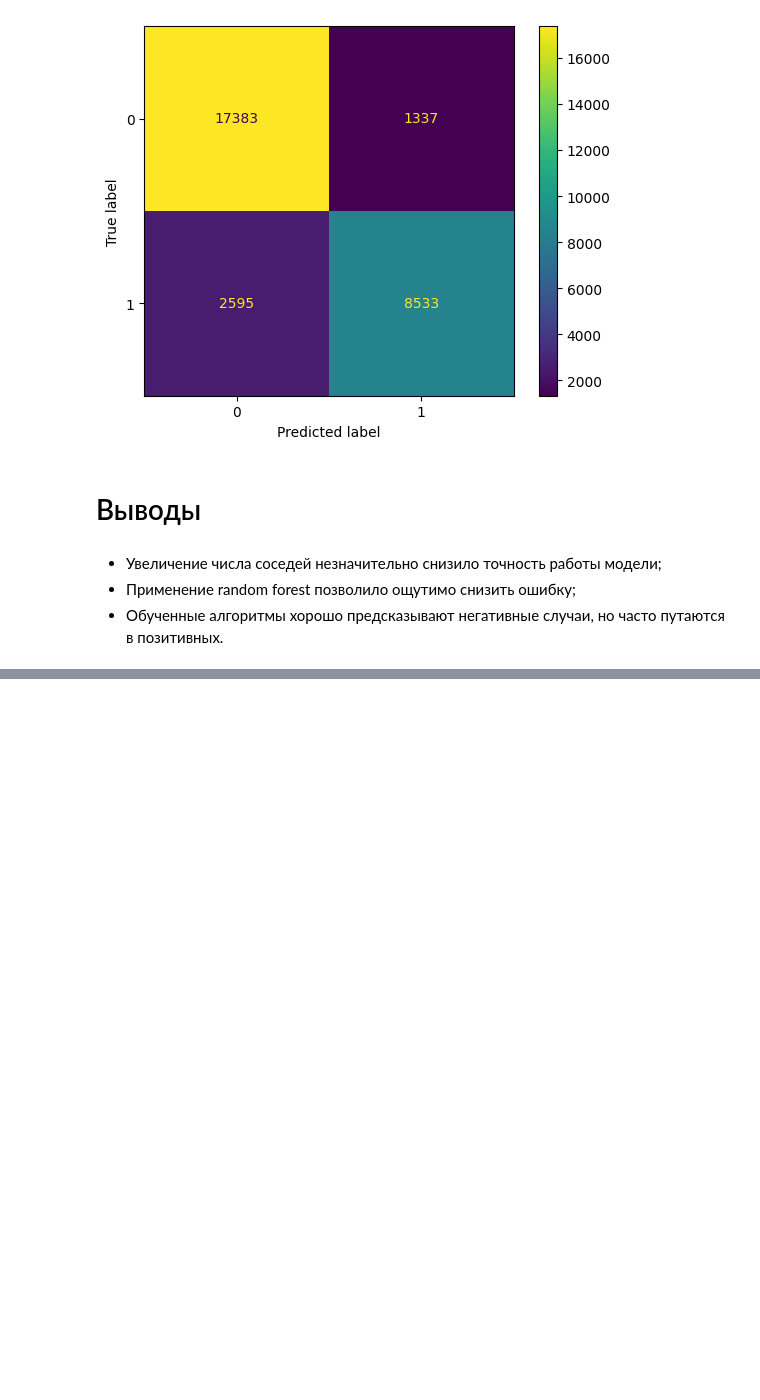
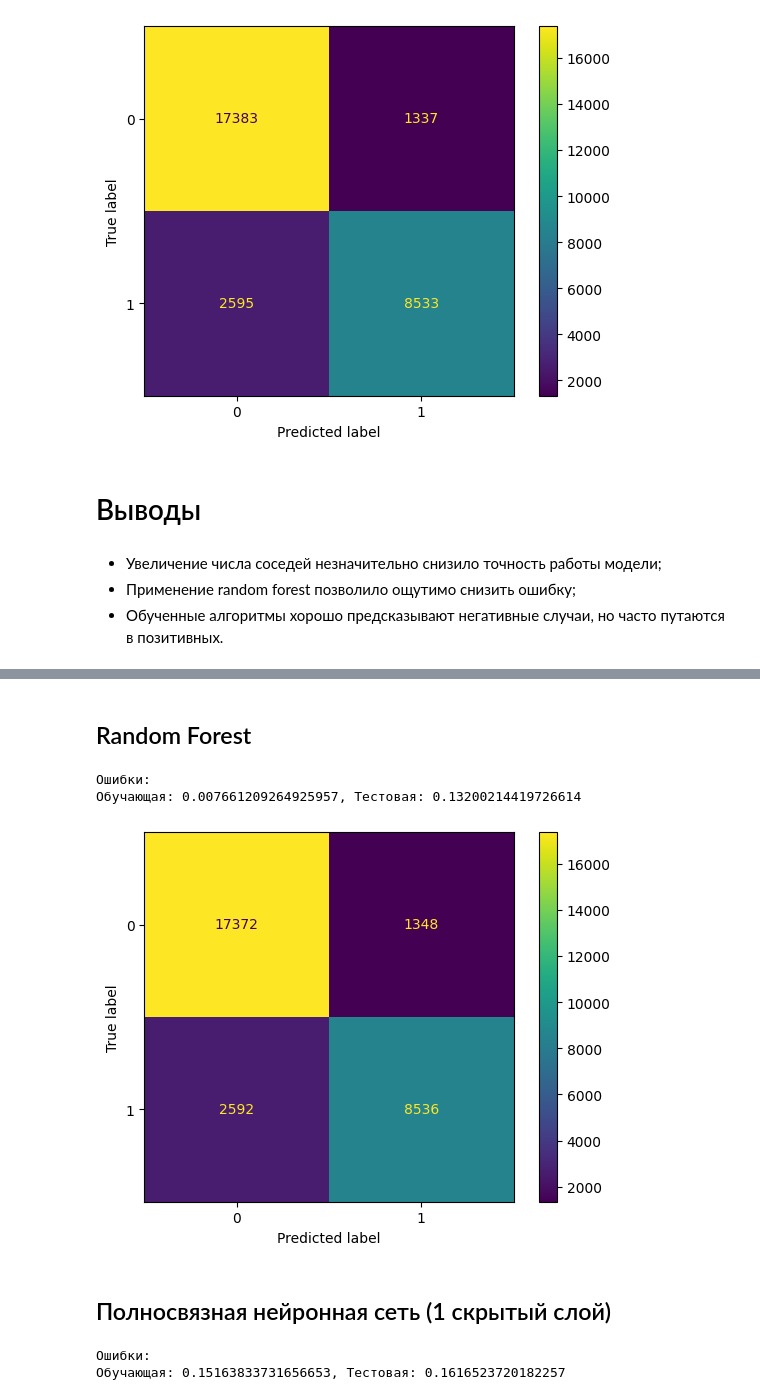
Before and after one commit to andy-geek/machine-learning-homework, a Jupyter notebook: homework-10-11-and-29-12.ipynb, the cells around one changed output, grey strips where cells are left out. Saved outputs shown, nothing was run; the diff lists cells and outputs as text; code cells hidden in the pictures; blank space fills up the shorter version.

```diff
--- a/homework-10-11.ipynb
+++ b/homework-10-11-and-29-12.ipynb
@@ -244,0 +271,29 @@ matplotlib.pyplot.show()
+# %% [markdown]
+## Random Forest
+# %%
+model = sklearn.ensemble.RandomForestClassifier()
+model.fit(x_train.values, y_train.values)
+y_train_pred = model.predict(x_train.values)
+y_test_pred = model.predict(x_test.values)
+print(f'Ошибки:\nОбучающая: {sklearn.metrics.mean_squared_error(y_train, y_train_pred)}, Тестовая: {sklearn.metrics.mean_squared_error(y_test, y_test_pred)}')
+# %% [output]
+Ошибки:
+Обучающая: 0.007661209264925957, Тестовая: 0.13200214419726614
+# %%
+confusion_maxtrix = sklearn.metrics.confusion_matrix(y_test, y_test_pred)
+confusion_maxtrix_display = sklearn.metrics.ConfusionMatrixDisplay(confusion_matrix=confusion_maxtrix, display_labels=model.classes_)
+confusion_maxtrix_display.plot()
+matplotlib.pyplot.show()
+# %% [output]
+[figure, added]
+# %% [markdown]
+## Полносвязная нейронная сеть (1 скрытый слой)
+# %%
+model = sklearn.neural_network.MLPClassifier(hidden_layer_sizes=(50), max_iter=1000, random_state=42)
+model.fit(x_train.values, y_train.values)
+y_train_pred = model.predict(x_train.values)
+y_test_pred = model.predict(x_test.values)
+print(f'Ошибки:\nОбучающая: {sklearn.metrics.mean_squared_error(y_train, y_train_pred)}, Тестовая: {sklearn.metrics.mean_squared_error(y_test, y_test_pred)}')
+# %% [output]
+Ошибки:
+Обучающая: 0.15163833731656653, Тестовая: 0.1616523720182257
```
Also changed, not shown: parts of 24 cells of this notebook.
